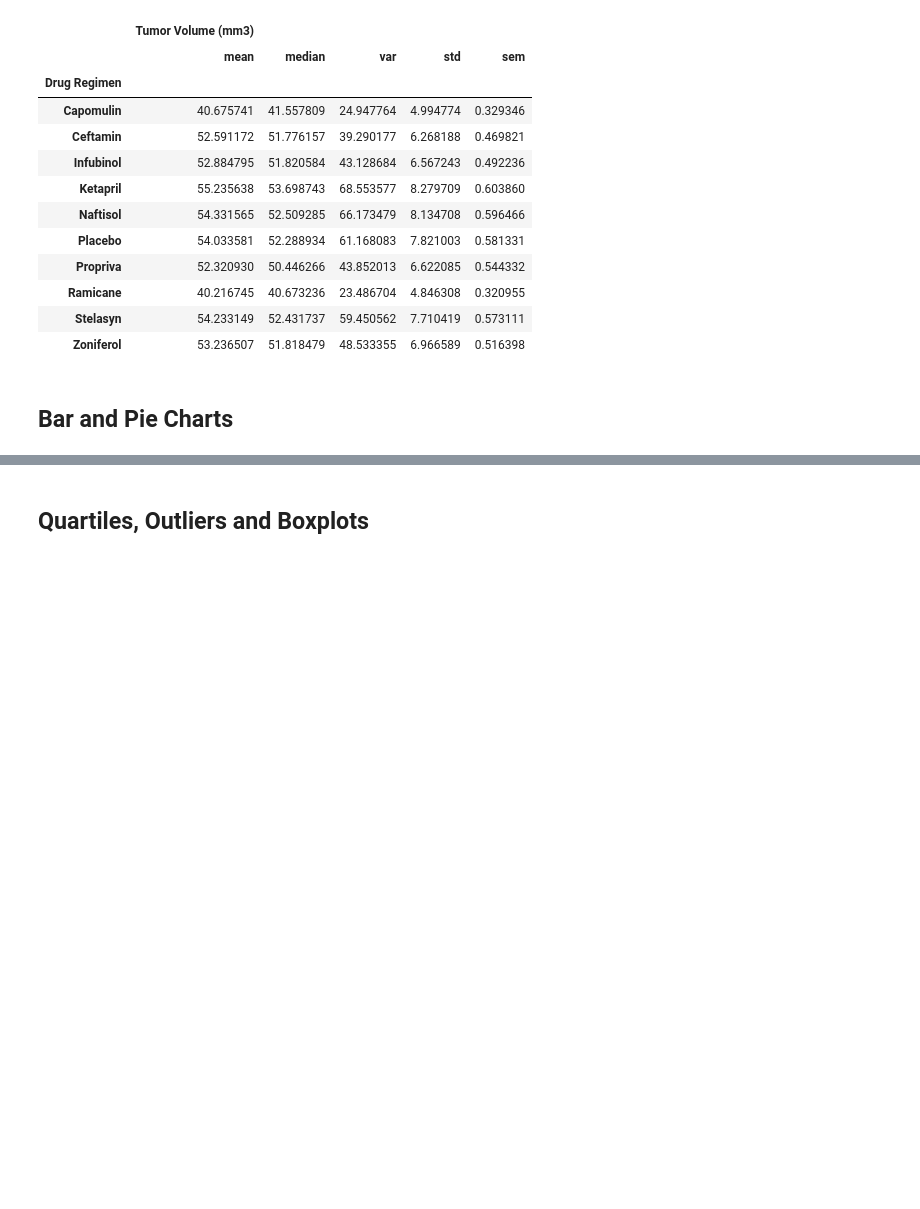
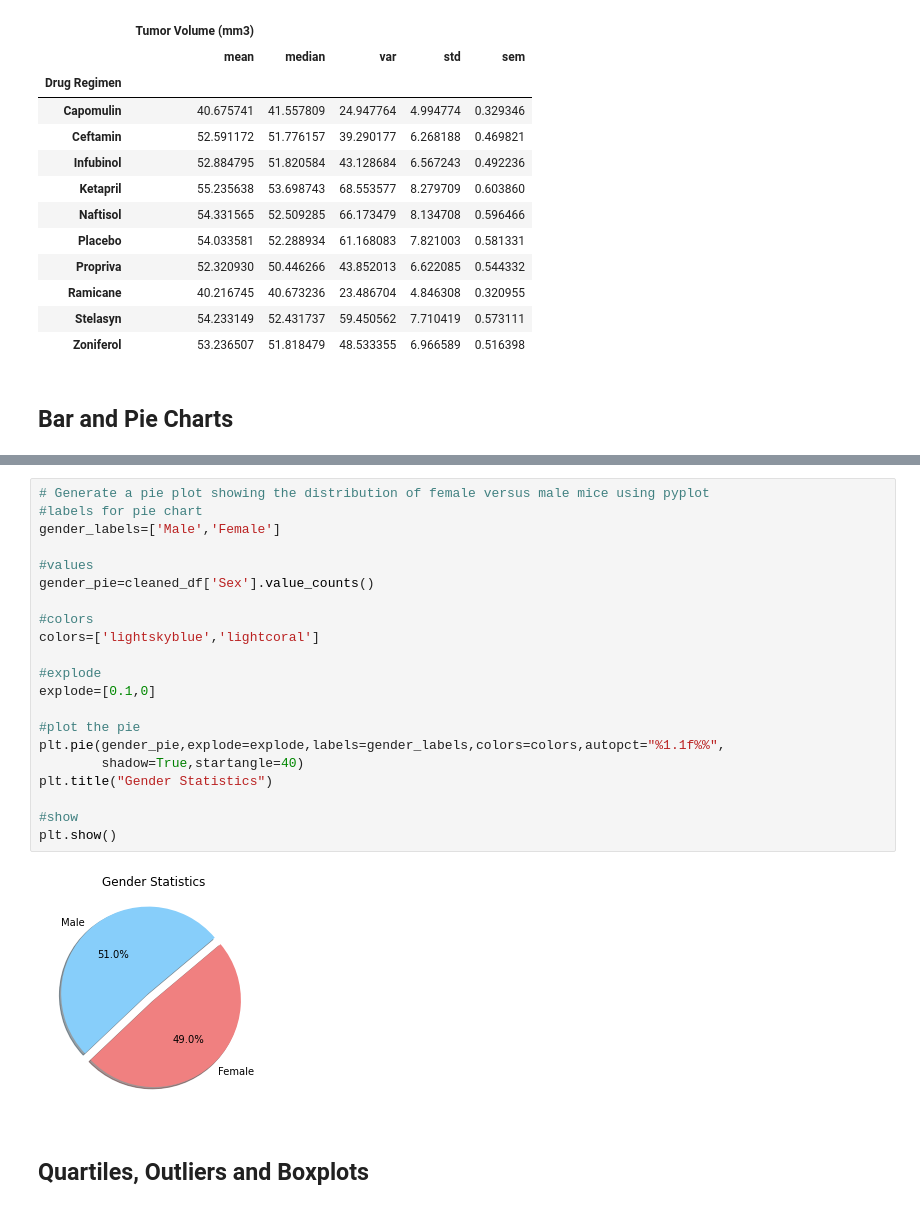
Before and after one commit to Mitchemoto/matplotlib-challenge, a Jupyter notebook: Pymaceuticals/pymaceuticals_starter.ipynb, the cells around one changed output, grey strips where cells are left out. Saved outputs shown, nothing was run; the diff lists cells and outputs as text; blank space fills up the shorter version.

```diff
--- a/Pymaceuticals/pymaceuticals_starter.ipynb
+++ b/Pymaceuticals/pymaceuticals_starter.ipynb
@@ -177,3 +214,26 @@ Text(0, 0.5, 'Candidate Count')
+# %%
+# Generate a pie plot showing the distribution of female versus male mice using pyplot
+#labels for pie chart
+gender_labels=['Male','Female']
+
+#values
+gender_pie=cleaned_df['Sex'].value_counts()
+
+#colors
+colors=['lightskyblue','lightcoral']
+
+#explode
+explode=[0.1,0]
+
+#plot the pie
+plt.pie(gender_pie,explode=explode,labels=gender_labels,colors=colors,autopct="%1.1f%%",
+        shadow=True,startangle=40)
+plt.title("Gender Statistics")
+
+#show
+plt.show()
+# %% [output]
+[figure, added]
 # %% [markdown]
 ## Quartiles, Outliers and Boxplots
 # %%
```
Also changed, not shown: parts of 8 cells of this notebook.
